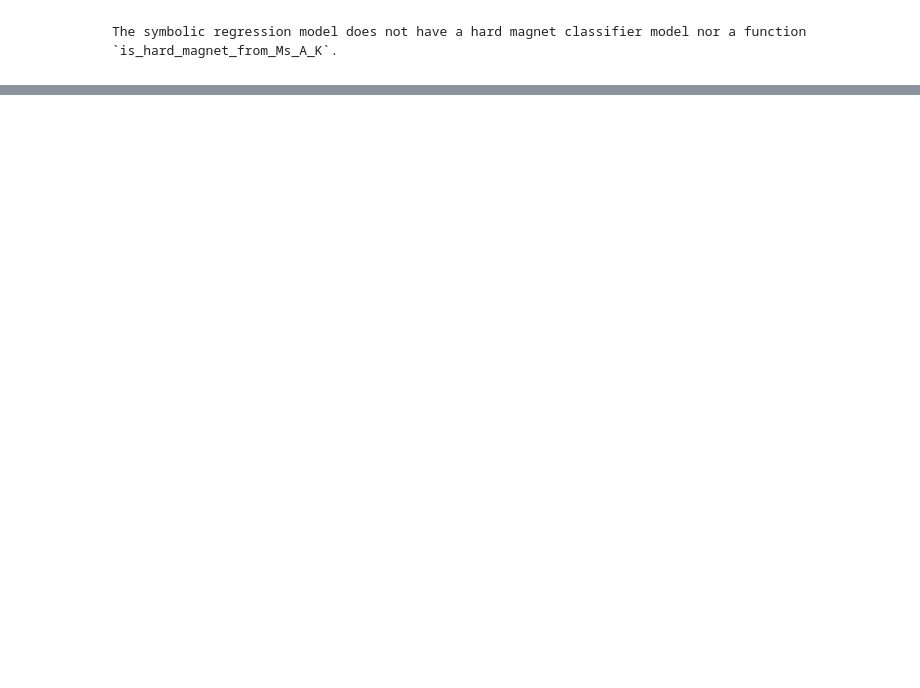
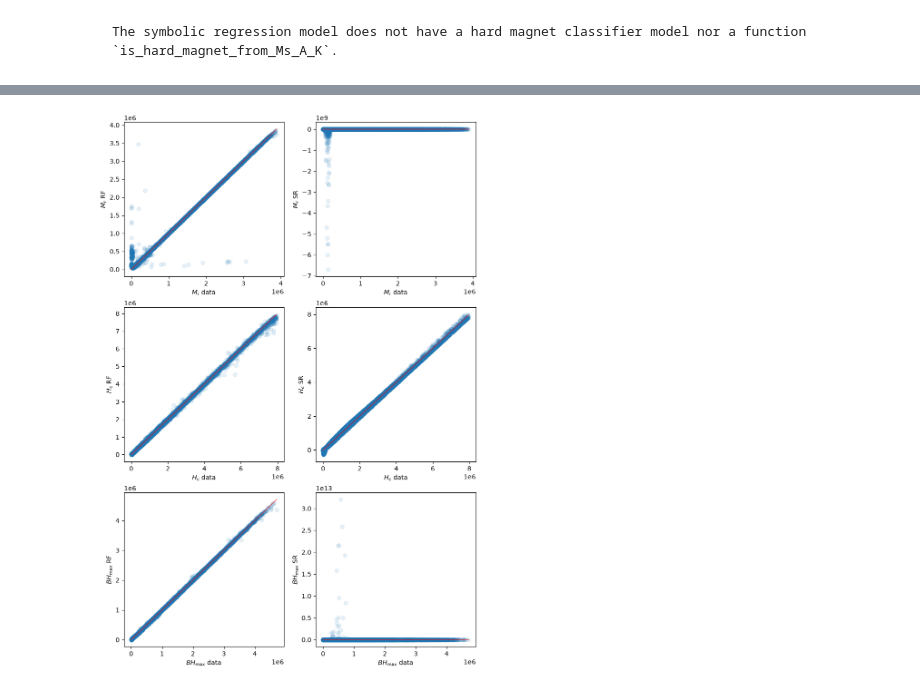
Before and after one commit to MaMMoS-project/mammos-ai, a Jupyter notebook: examples/symbolic_regression.ipynb, the cells around one changed output, grey strips where cells are left out. Saved outputs shown, nothing was run; the diff lists cells and outputs as text; code cells hidden in the pictures; blank space fills up the shorter version.

Commit message:
add comparison with random forest

```diff
--- a/examples/symbolic_regression.ipynb
+++ b/examples/symbolic_regression.ipynb
@@ -105,0 +125,4 @@ The symbolic regression model does not have a hard magnet classifier model nor a
+# %%
+df = data.to_dataframe()
+metadata = data.metadata()
+df
@@ -105,0 +143,3 @@ The symbolic regression model does not have a hard magnet classifier model nor a
+# %%
+df_valid = df.dropna()
+df_valid
@@ -105,0 +164,8 @@ The symbolic regression model does not have a hard magnet classifier model nor a
+# %%
+data_valid = me.EntityCollection.from_dataframe(df_valid, metadata)
+valid_rf = mammos_ai.Hc_Mr_BHmax_from_Ms_A_K(
+    data_valid.Ms, data_valid.A, data_valid.K1, model="cube50_singlegrain_random_forest_v1.0"
+)
+valid_sr = mammos_ai.Hc_Mr_BHmax_from_Ms_A_K(
+    data_valid.Ms, data_valid.A, data_valid.K1, model="cube50_singlegrain_symbolic_regression_v1.0"
+)
@@ -105,0 +174,67 @@ The symbolic regression model does not have a hard magnet classifier model nor a
+# %%
+fig, ax = plt.subplots(nrows=3, ncols=2, figsize=(10, 15))
+alpha = 0.1
+
+# Mr
+ax[0, 0].scatter(data_valid.Mr.q, valid_rf.Mr.q, alpha=alpha)
+ax[0, 0].plot(
+    (np.nanmin(data_valid.Mr.value), np.nanmax(data_valid.Mr.value)),
+    (np.nanmin(data_valid.Mr.value), np.nanmax(data_valid.Mr.value)),
+    "r",
+    alpha=0.5,
+)
+ax[0, 0].set_xlabel(r"$M_{\mathsf{r}}$ data")
+ax[0, 0].set_ylabel(r"$M_{\mathsf{r}}$ RF")
+ax[0, 1].scatter(data_valid.Mr.q, valid_sr.Mr.q, alpha=alpha)
+ax[0, 1].set_xlabel(r"$M_{\mathsf{r}}$ data")
+ax[0, 1].set_ylabel(r"$M_{\mathsf{r}}$ SR")
+ax[0, 1].plot(
+    (np.nanmin(data_valid.Mr.value), np.nanmax(data_valid.Mr.value)),
+    (np.nanmin(data_valid.Mr.value), np.nanmax(data_valid.Mr.value)),
+    "r",
+    alpha=0.5,
+)
+
+# Hc
+ax[1, 0].scatter(data_valid.Hc.q, valid_rf.Hc.q, alpha=alpha)
+ax[1, 0].plot(
+    (np.nanmin(data_valid.Hc.value), np.nanmax(data_valid.Hc.value)),
+    (np.nanmin(data_valid.Hc.value), np.nanmax(data_valid.Hc.value)),
+    "r",
+    alpha=0.5,
+)
+ax[1, 0].set_xlabel(r"$H_{\mathsf{c}}$ data")
+ax[1, 0].set_ylabel(r"$H_{\mathsf{c}}$ RF")
+ax[1, 1].scatter(data_valid.Hc.q, valid_sr.Hc.q, alpha=alpha)
+ax[1, 1].plot(
+    (np.nanmin(data_valid.Hc.value), np.nanmax(data_valid.Hc.value)),
+    (np.nanmin(data_valid.Hc.value), np.nanmax(data_valid.Hc.value)),
+    "r",
+    alpha=0.5,
+)
+ax[1, 1].set_xlabel(r"$H_{\mathsf{c}}$ data")
+ax[1, 1].set_ylabel(r"$H_{\mathsf{c}}$ SR")
+
+# BHmax
+ax[2, 0].scatter(data_valid.BHmax.q, valid_rf.BHmax.q, alpha=alpha)
+ax[2, 0].plot(
+    (np.nanmin(data_valid.BHmax.value), np.nanmax(data_valid.BHmax.value)),
+    (np.nanmin(data_valid.BHmax.value), np.nanmax(data_valid.BHmax.value)),
+    "r",
+    alpha=0.5,
+)
+ax[2, 0].set_xlabel(r"$BH_{\mathsf{max}}$ data")
+ax[2, 0].set_ylabel(r"$BH_{\mathsf{max}}$ RF")
+ax[2, 1].scatter(data_valid.BHmax.q, valid_sr.BHmax.q, alpha=alpha)
+ax[2, 1].plot(
+    (np.nanmin(data_valid.BHmax.value), np.nanmax(data_valid.BHmax.value)),
+    (np.nanmin(data_valid.BHmax.value), np.nanmax(data_valid.BHmax.value)),
+    "r",
+    alpha=0.5,
+)
+ax[2, 1].set_xlabel(r"$BH_{\mathsf{max}}$ data")
+ax[2, 1].set_ylabel(r"$BH_{\mathsf{max}}$ SR")
+
+plt.show()
+# %% [output]
+[figure, added]
```
Also changed, not shown: parts of 19 cells of this notebook.
